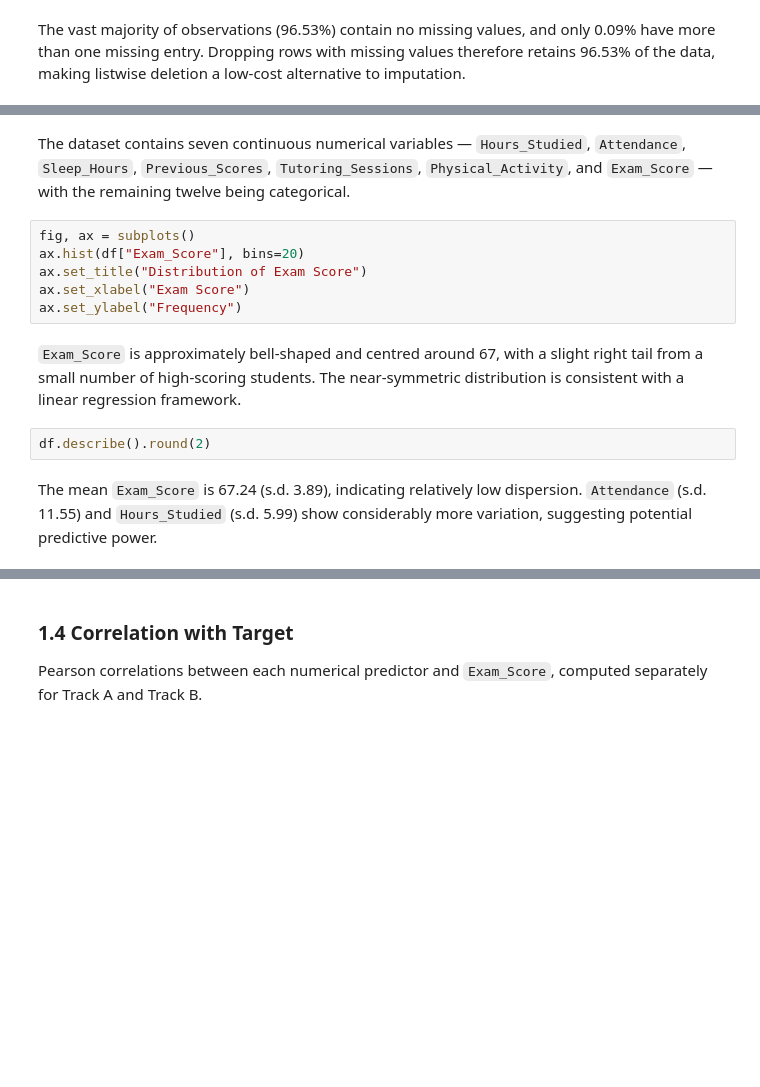
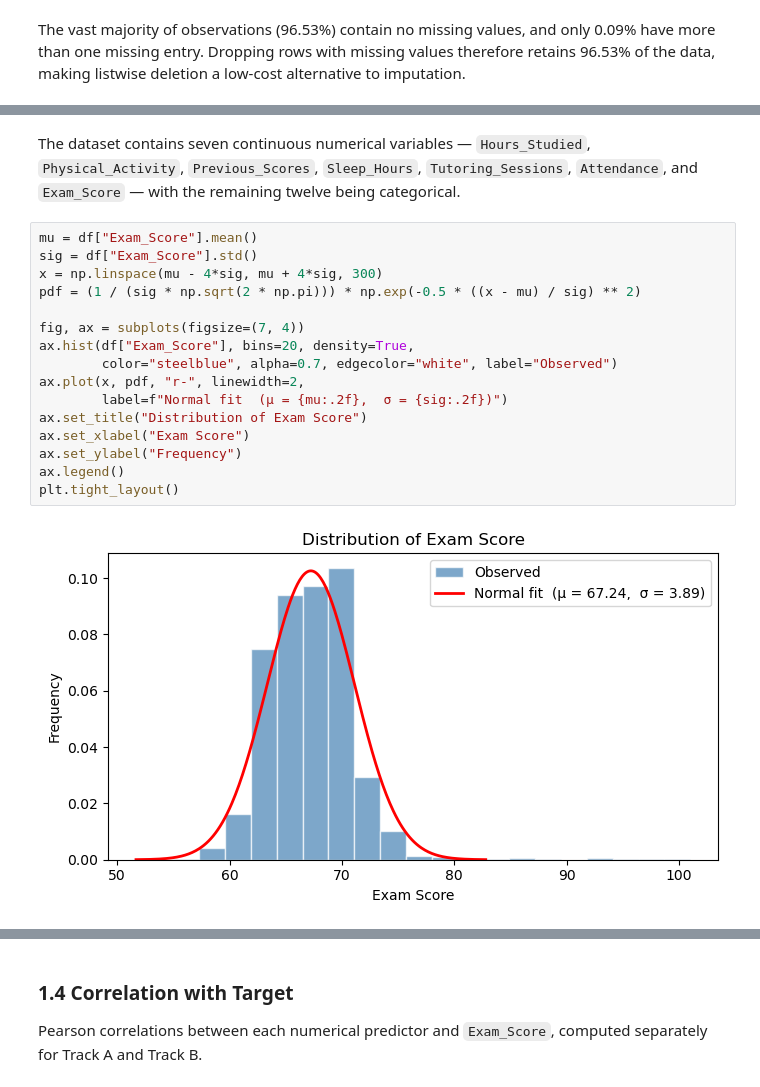
Before and after one commit to lizhsaao/math_project, a Jupyter notebook: notebooks/1.ipynb, the cells around one changed output, grey strips where cells are left out. Saved outputs shown, nothing was run; the diff lists cells and outputs as text; blank space fills up the shorter version.

```diff
--- a/notebooks/1.ipynb
+++ b/notebooks/1.ipynb
@@ -82,14 +118,20 @@ display(dtype_summary.sort_values("Data Type"))
 # %% [markdown]
-The dataset contains seven continuous numerical variables — `Hours_Studied`, `Attendance`, `Sleep_Hours`, `Previous_Scores`, `Tutoring_Sessions`, `Physical_Activity`, and `Exam_Score` — with the remaining twelve being categorical.
+The dataset contains seven continuous numerical variables — `Hours_Studied`, `Physical_Activity`, `Previous_Scores`, `Sleep_Hours`, `Tutoring_Sessions`, `Attendance`, and `Exam_Score` — with the remaining twelve being categorical.
-# %%
-fig, ax = subplots()
-ax.hist(df["Exam_Score"], bins=20)
-ax.set_title("Distribution of Exam Score")
-ax.set_xlabel("Exam Score")
-ax.set_ylabel("Frequency")
-# %% [markdown]
-`Exam_Score` is approximately bell-shaped and centred around 67, with a slight right tail from a small number of high-scoring students. The near-symmetric distribution is consistent with a linear regression framework.
-# %%
-df.describe().round(2)
-# %% [markdown]
-The mean `Exam_Score` is 67.24 (s.d. 3.89), indicating relatively low dispersion. `Attendance` (s.d. 11.55) and `Hours_Studied` (s.d. 5.99) show considerably more variation, suggesting potential predictive power.
+# %%
+mu = df["Exam_Score"].mean()
+sig = df["Exam_Score"].std()
+x = np.linspace(mu - 4*sig, mu + 4*sig, 300)
+pdf = (1 / (sig * np.sqrt(2 * np.pi))) * np.exp(-0.5 * ((x - mu) / sig) ** 2)
+
+fig, ax = subplots(figsize=(7, 4))
+ax.hist(df["Exam_Score"], bins=20, density=True,
+        color="steelblue", alpha=0.7, edgecolor="white", label="Observed")
+ax.plot(x, pdf, "r-", linewidth=2,
+        label=f"Normal fit  (μ = {mu:.2f},  σ = {sig:.2f})")
+ax.set_title("Distribution of Exam Score")
+ax.set_xlabel("Exam Score")
+ax.set_ylabel("Frequency")
+ax.legend()
+plt.tight_layout()
+# %% [output]
+[figure, added]
```
Also changed, not shown: parts of 13 cells of this notebook.
